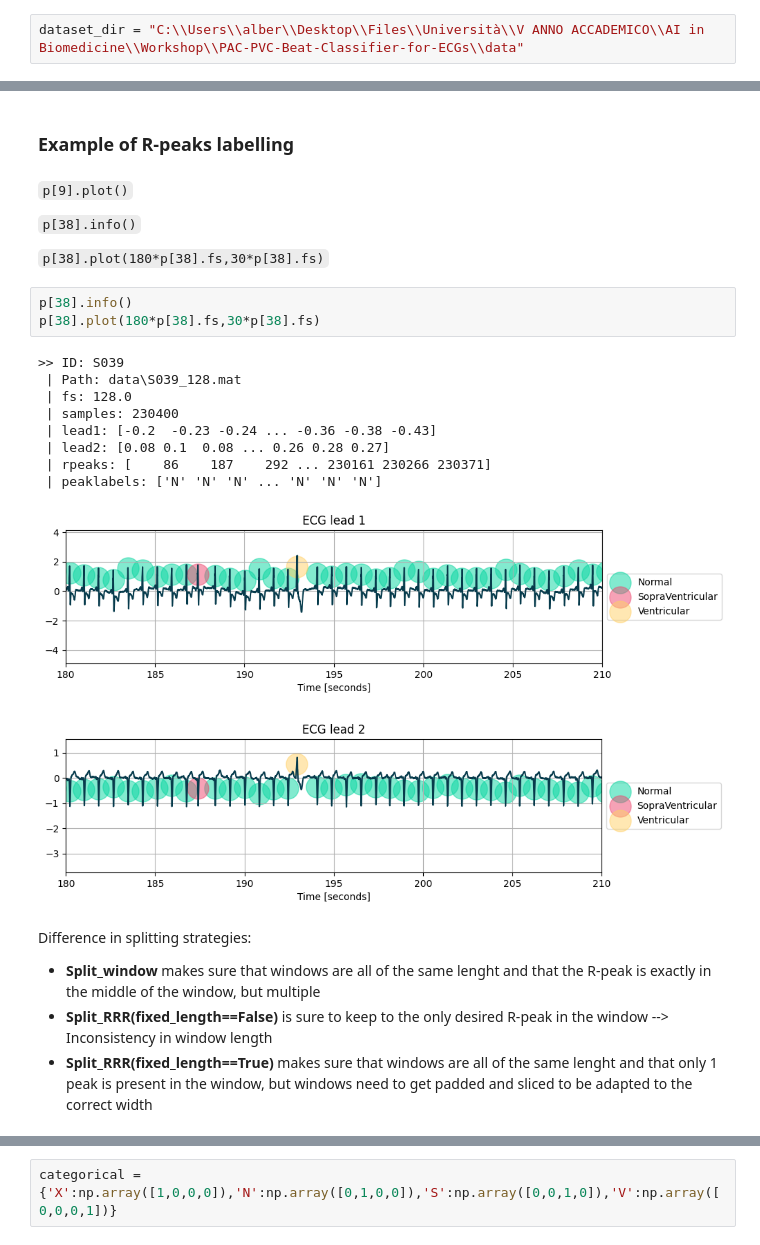
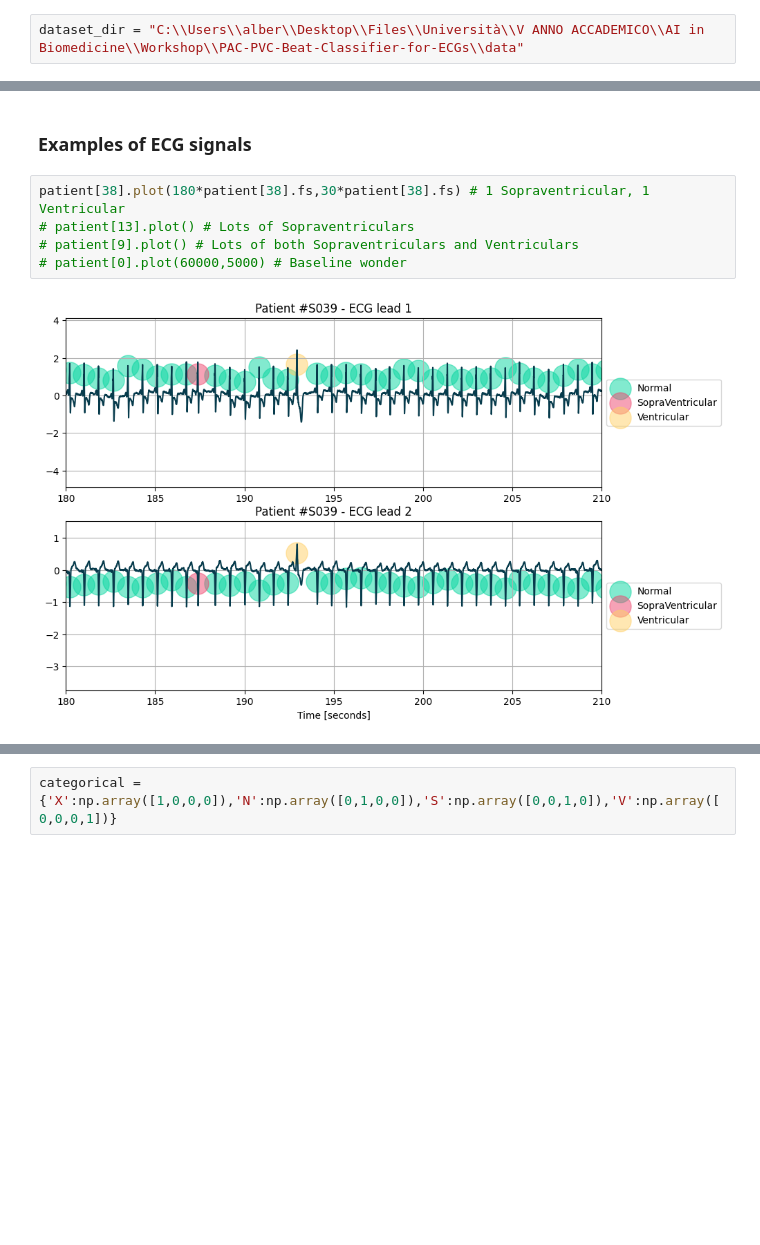
Before and after one commit to alberto-rota/PAC-PVC-Beat-Classifier-for-ECGs, a Jupyter notebook: albe.ipynb, the cells around one changed output, grey strips where cells are left out. Drawn from its saved outputs; the diff is of its cells as text; blank space fills up the shorter version.

```diff
--- a/albe.ipynb
+++ b/albe.ipynb
@@ -222,27 +247,9 @@ p[0].plot(60000,5000)
-# %% [markdown]
-### Example of R-peaks labelling
-# %% [markdown]
-`p[9].plot()`
-
-`p[38].info()`
-
-`p[38].plot(180*p[38].fs,30*p[38].fs)`
-# %%
-p[38].info()
-p[38].plot(180*p[38].fs,30*p[38].fs)
-# %% [output]
->> ID: S039
- | Path: data\S039_128.mat
- | fs: 128.0
- | samples: 230400
- | lead1: [-0.2  -0.23 -0.24 ... -0.36 -0.38 -0.43]
- | lead2: [0.08 0.1  0.08 ... 0.26 0.28 0.27]
- | rpeaks: [    86    187    292 ... 230161 230266 230371]
- | peaklabels: ['N' 'N' 'N' ... 'N' 'N' 'N']
-[figure, removed]
-[figure, removed]
-# %% [markdown]
-Difference in splitting strategies:
-* **Split_window** makes sure that windows are all of the same lenght and that the R-peak is exactly in the middle of the window, but multiple
-* **Split_RRR(fixed_length==False)** is sure to keep to the only desired R-peak in the window --> Inconsistency in window length
-* **Split_RRR(fixed_length==True)** makes sure that windows are all of the same lenght and that only 1 peak is present in the window, but windows need to get padded and sliced to be adapted to the correct width
+# %% [markdown]
+### Examples of ECG signals
+# %%
+patient[38].plot(180*patient[38].fs,30*patient[38].fs) # 1 Sopraventricular, 1 Ventricular
+# patient[13].plot() # Lots of Sopraventriculars
+# patient[9].plot() # Lots of both Sopraventriculars and Ventriculars
+# patient[0].plot(60000,5000) # Baseline wonder
+# %% [output]
+[figure, added]
```
Also changed, not shown: parts of 29 cells of this notebook, 2 other files.
